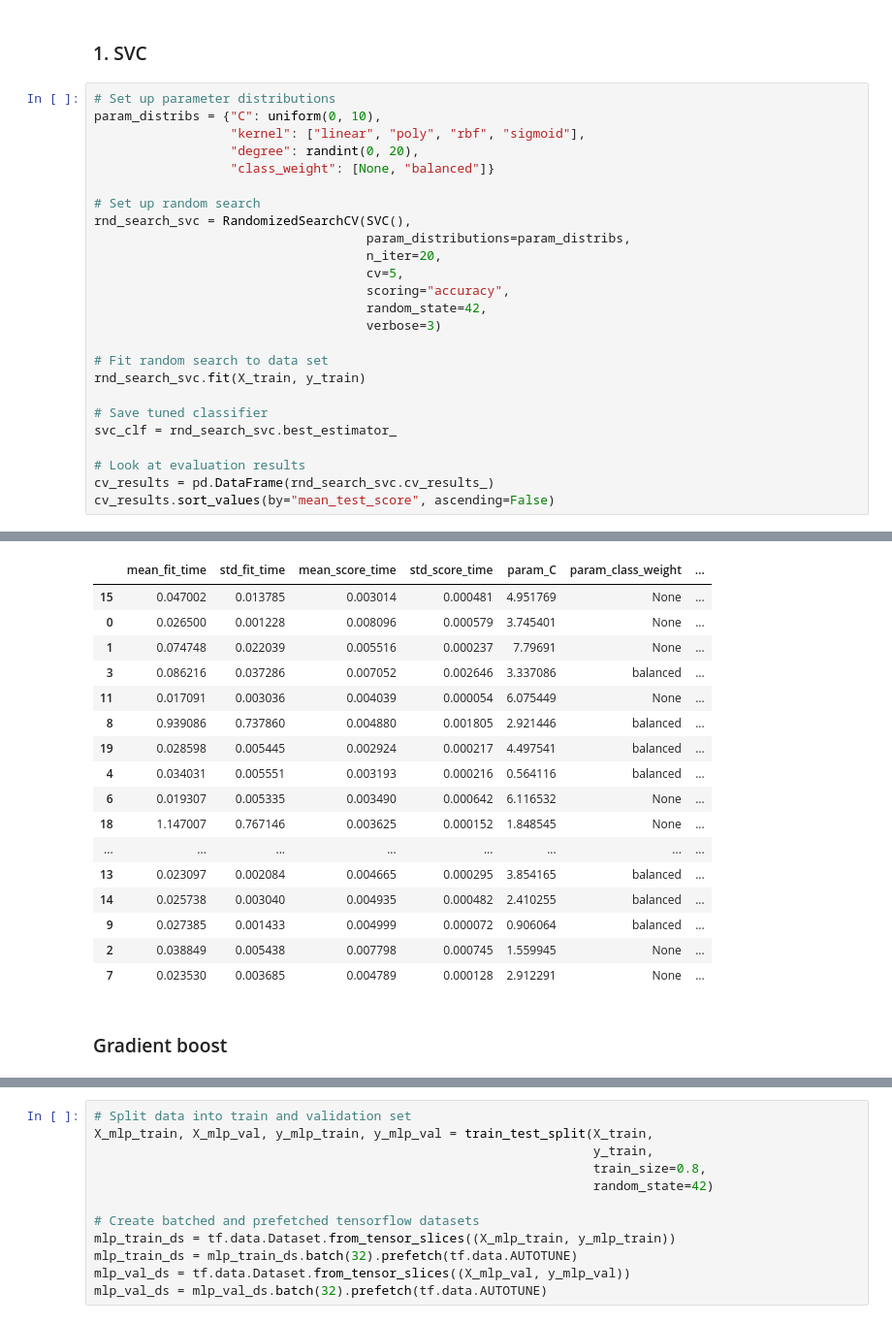
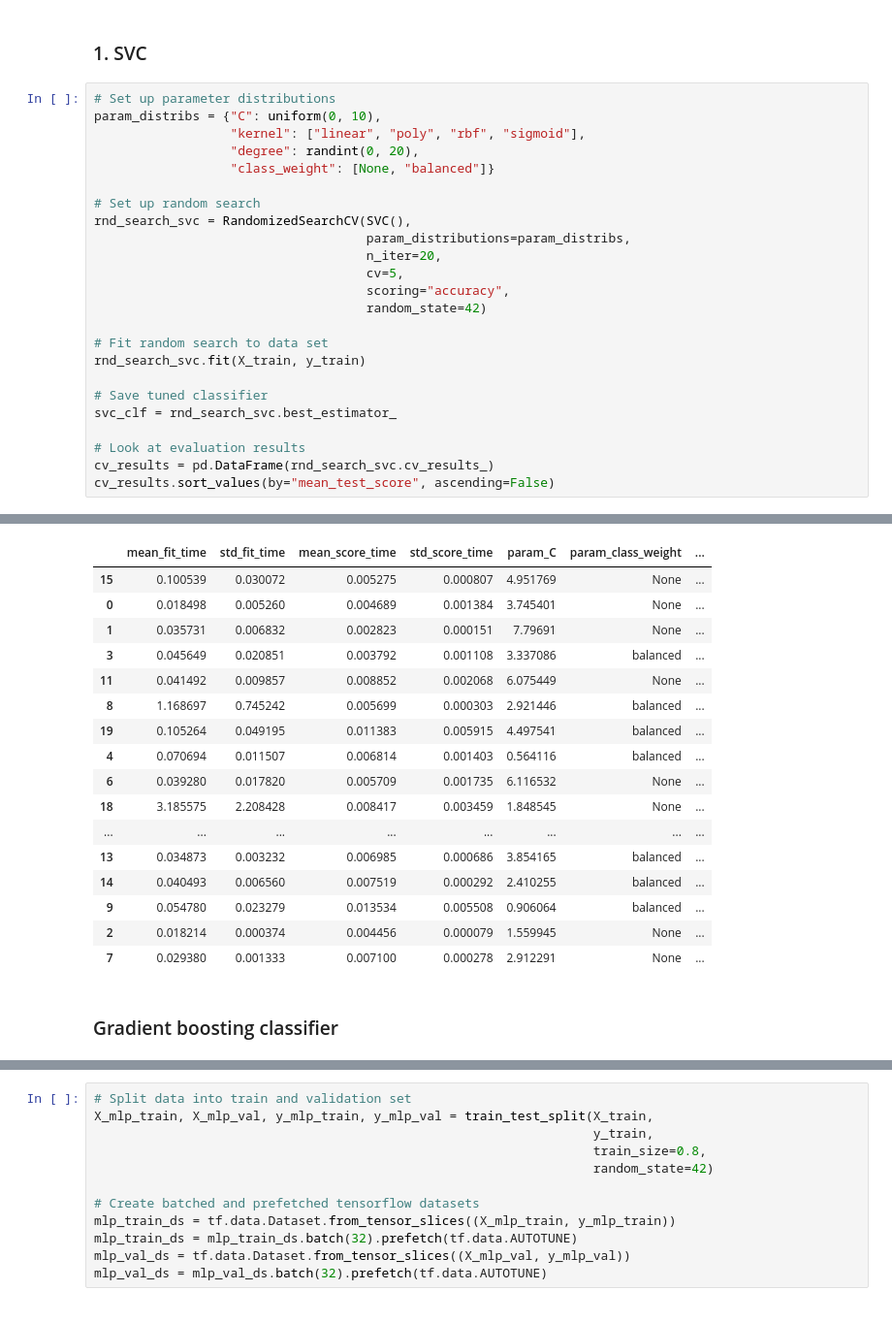
Before and after one commit to ManuelGehl/Titanic-Data-Analysis, a Jupyter notebook: titanic_model_building.ipynb, the cells around one changed output, grey strips where cells are left out. Shown: that part at 97% size. Saved outputs shown, nothing was run; the diff lists cells and outputs as text.

```diff
--- a/titanic_model_building.ipynb
+++ b/titanic_model_building.ipynb
@@ -324,8 +325,7 @@ rnd_search_svc = RandomizedSearchCV(SVC(),
                                     n_iter=20,
                                     cv=5,
                                     scoring="accuracy",
-                                    random_state=42,
-                                    verbose=3)
+                                    random_state=42)
 
 # Fit random search to data set
 rnd_search_svc.fit(X_train, y_train)
@@ -357,22 +340,22 @@ Fitting 5 folds for each of 20 candidates, totalling 100 fits
 |  | mean_fit_time | std_fit_time | mean_score_time | std_score_time | param_C | param_class_weight | ... |
-| 15 | 0.047002 | 0.013785 | 0.003014 | 0.000481 | 4.951769 | None | ... |
-| 0 | 0.026500 | 0.001228 | 0.008096 | 0.000579 | 3.745401 | None | ... |
-| 1 | 0.074748 | 0.022039 | 0.005516 | 0.000237 | 7.79691 | None | ... |
-| 3 | 0.086216 | 0.037286 | 0.007052 | 0.002646 | 3.337086 | balanced | ... |
-| 11 | 0.017091 | 0.003036 | 0.004039 | 0.000054 | 6.075449 | None | ... |
-| 8 | 0.939086 | 0.737860 | 0.004880 | 0.001805 | 2.921446 | balanced | ... |
-| 19 | 0.028598 | 0.005445 | 0.002924 | 0.000217 | 4.497541 | balanced | ... |
-| 4 | 0.034031 | 0.005551 | 0.003193 | 0.000216 | 0.564116 | balanced | ... |
-| 6 | 0.019307 | 0.005335 | 0.003490 | 0.000642 | 6.116532 | None | ... |
-| 18 | 1.147007 | 0.767146 | 0.003625 | 0.000152 | 1.848545 | None | ... |
+| 15 | 0.100539 | 0.030072 | 0.005275 | 0.000807 | 4.951769 | None | ... |
+| 0 | 0.018498 | 0.005260 | 0.004689 | 0.001384 | 3.745401 | None | ... |
+| 1 | 0.035731 | 0.006832 | 0.002823 | 0.000151 | 7.79691 | None | ... |
+| 3 | 0.045649 | 0.020851 | 0.003792 | 0.001108 | 3.337086 | balanced | ... |
+| 11 | 0.041492 | 0.009857 | 0.008852 | 0.002068 | 6.075449 | None | ... |
+| 8 | 1.168697 | 0.745242 | 0.005699 | 0.000303 | 2.921446 | balanced | ... |
+| 19 | 0.105264 | 0.049195 | 0.011383 | 0.005915 | 4.497541 | balanced | ... |
+| 4 | 0.070694 | 0.011507 | 0.006814 | 0.001403 | 0.564116 | balanced | ... |
+| 6 | 0.039280 | 0.017820 | 0.005709 | 0.001735 | 6.116532 | None | ... |
+| 18 | 3.185575 | 2.208428 | 0.008417 | 0.003459 | 1.848545 | None | ... |
 | ... | ... | ... | ... | ... | ... | ... | ... |
-| 13 | 0.023097 | 0.002084 | 0.004665 | 0.000295 | 3.854165 | balanced | ... |
-| 14 | 0.025738 | 0.003040 | 0.004935 | 0.000482 | 2.410255 | balanced | ... |
-| 9 | 0.027385 | 0.001433 | 0.004999 | 0.000072 | 0.906064 | balanced | ... |
-| 2 | 0.038849 | 0.005438 | 0.007798 | 0.000745 | 1.559945 | None | ... |
-| 7 | 0.023530 | 0.003685 | 0.004789 | 0.000128 | 2.912291 | None | ... |
+| 13 | 0.034873 | 0.003232 | 0.006985 | 0.000686 | 3.854165 | balanced | ... |
+| 14 | 0.040493 | 0.006560 | 0.007519 | 0.000292 | 2.410255 | balanced | ... |
+| 9 | 0.054780 | 0.023279 | 0.013534 | 0.005508 | 0.906064 | balanced | ... |
+| 2 | 0.018214 | 0.000374 | 0.004456 | 0.000079 | 1.559945 | None | ... |
+| 7 | 0.029380 | 0.001333 | 0.007100 | 0.000278 | 2.912291 | None | ... |
 # %% [markdown]
-### Gradient boost
+### Gradient boosting classifier
 # %%
 # Set up parameter distributions
 param_distribs = {"learning_rate": uniform(0, 1),
```
Also changed, not shown: parts of 19 cells of this notebook.
